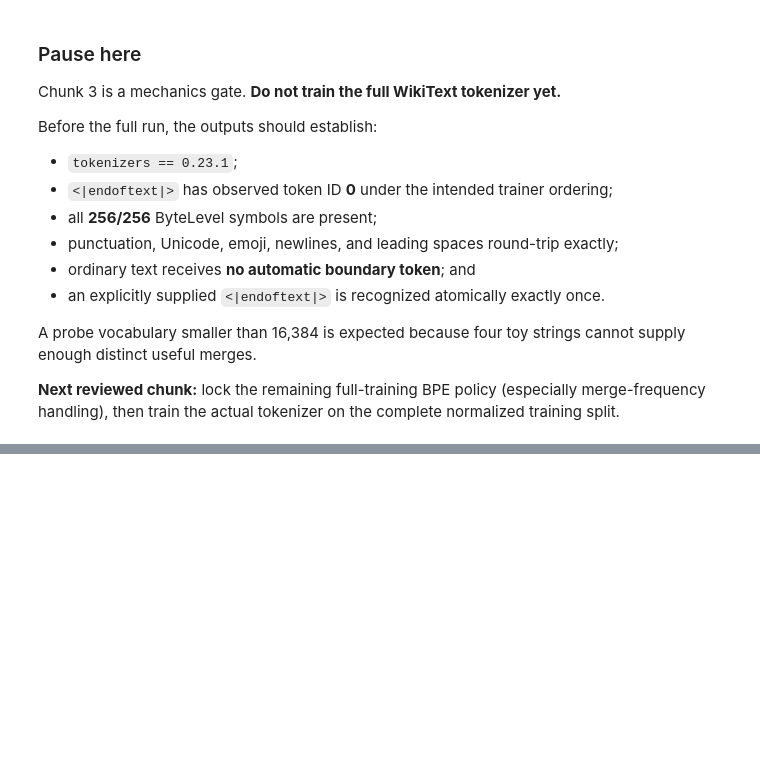
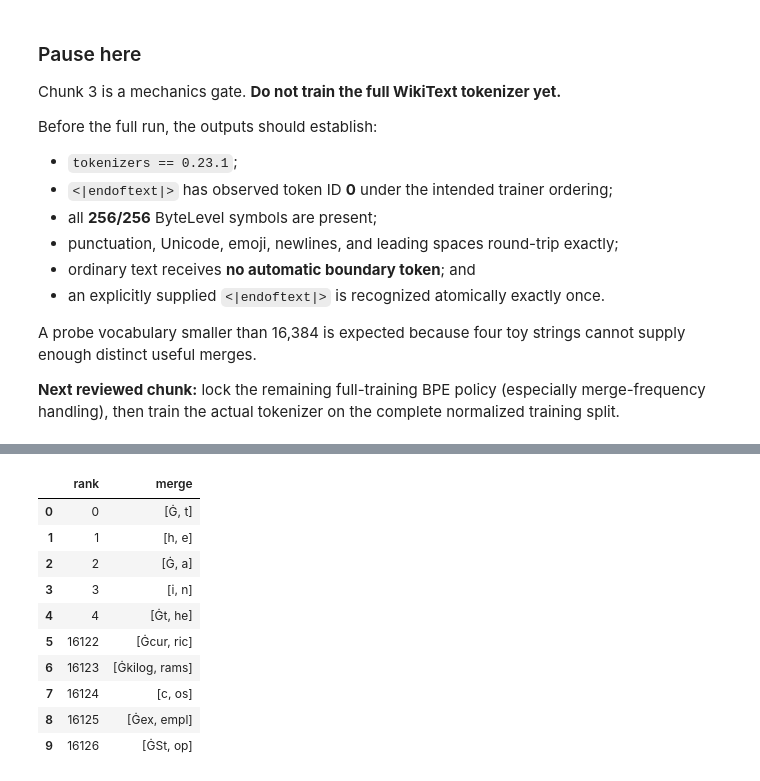
Before and after one commit to traderjohnd/foundation-model-from-scratch, a Jupyter notebook: notebooks/02_tokenizer_training_and_corpus_construction.ipynb, the cells around one changed output, grey strips where cells are left out. Drawn from its saved outputs; the diff is of its cells as text; code cells hidden in the pictures; blank space fills up the shorter version.

```diff
--- a/notebooks/02_tokenizer_training_and_corpus_construction.ipynb
+++ b/notebooks/02_tokenizer_training_and_corpus_construction.ipynb
@@ -553,0 +650,24 @@ A probe vocabulary smaller than 16,384 is expected because four toy strings cann
+# %%
+train_articles = articles_by_split["train"]
+
+assert len(train_articles) == EXPECTED_ARTICLE_COUNTS["train"] == 28_472
+
+production_tokenizer, production_trainer = build_production_tokenizer(
+    show_progress=True
+)
+
+training_started = time.perf_counter()
+
+production_tokenizer.train_from_iterator(
+    (article["text"] for article in train_articles),
+    trainer=production_trainer,
+    length=len(train_articles),
+)
+
+tokenizer_training_seconds = time.perf_counter() - training_started
+
+print(
+    "✓ Production tokenizer training completed in "
+    f"{tokenizer_training_seconds:,.2f} seconds "
+    f"({tokenizer_training_seconds / 60:,.2f} minutes)."
+)
@@ -553,0 +757,22 @@ A probe vocabulary smaller than 16,384 is expected because four toy strings cann
+# %%
+merge_preview = pd.DataFrame({
+    "rank": (
+        list(range(5))
+        + list(range(actual_merge_count - 5, actual_merge_count))
+    ),
+    "merge": serialized_merges[:5] + serialized_merges[-5:],
+})
+
+merge_preview
+# %% [output]
+|  | rank | merge |
+| 0 | 0 | [Ġ, t] |
+| 1 | 1 | [h, e] |
+| 2 | 2 | [Ġ, a] |
+| 3 | 3 | [i, n] |
+| 4 | 4 | [Ġt, he] |
+| 5 | 16122 | [Ġcur, ric] |
+| 6 | 16123 | [Ġkilog, rams] |
+| 7 | 16124 | [c, os] |
+| 8 | 16125 | [Ġex, empl] |
+| 9 | 16126 | [ĠSt, op] |
```
Also changed, not shown: parts of 14 cells of this notebook.
